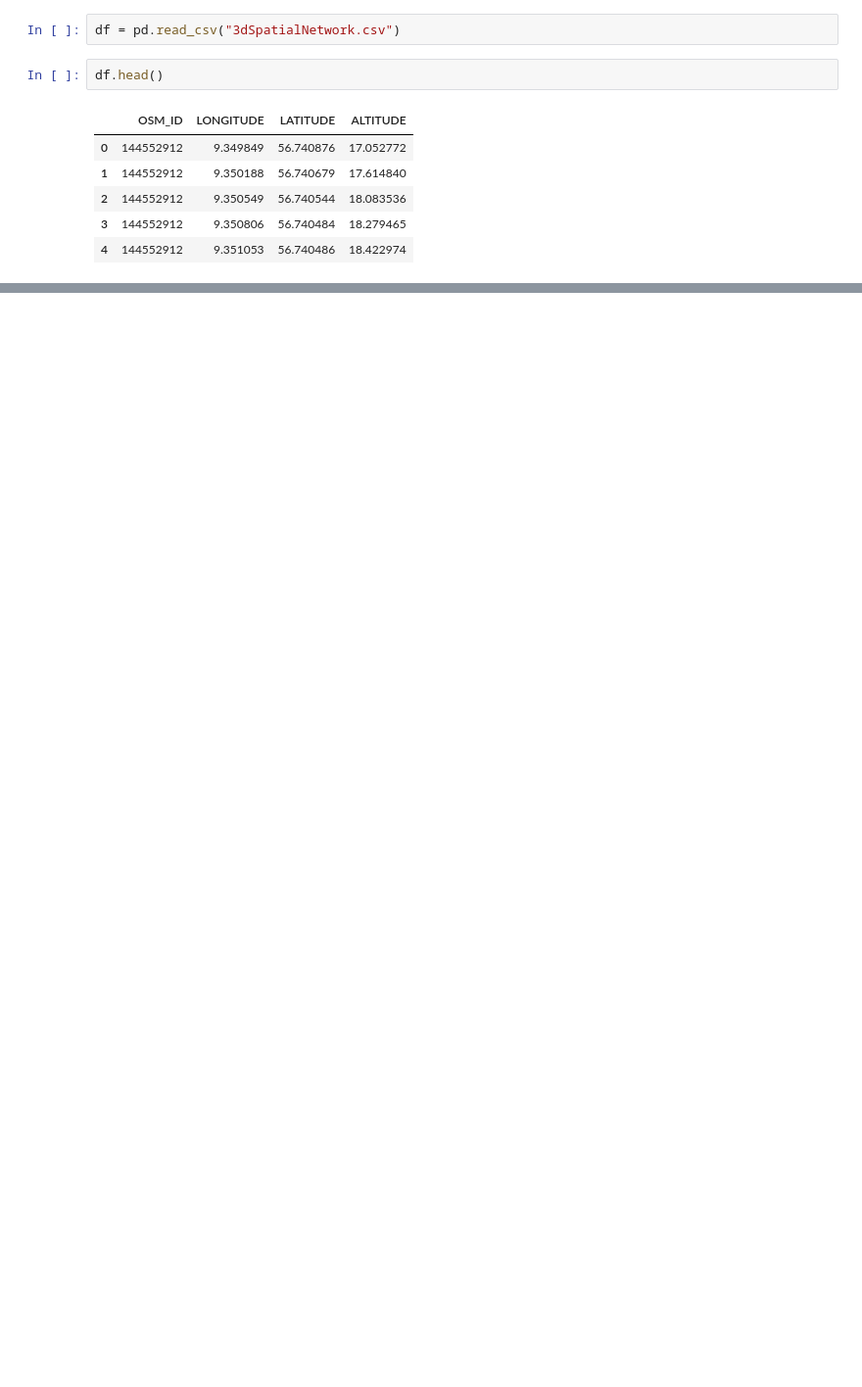
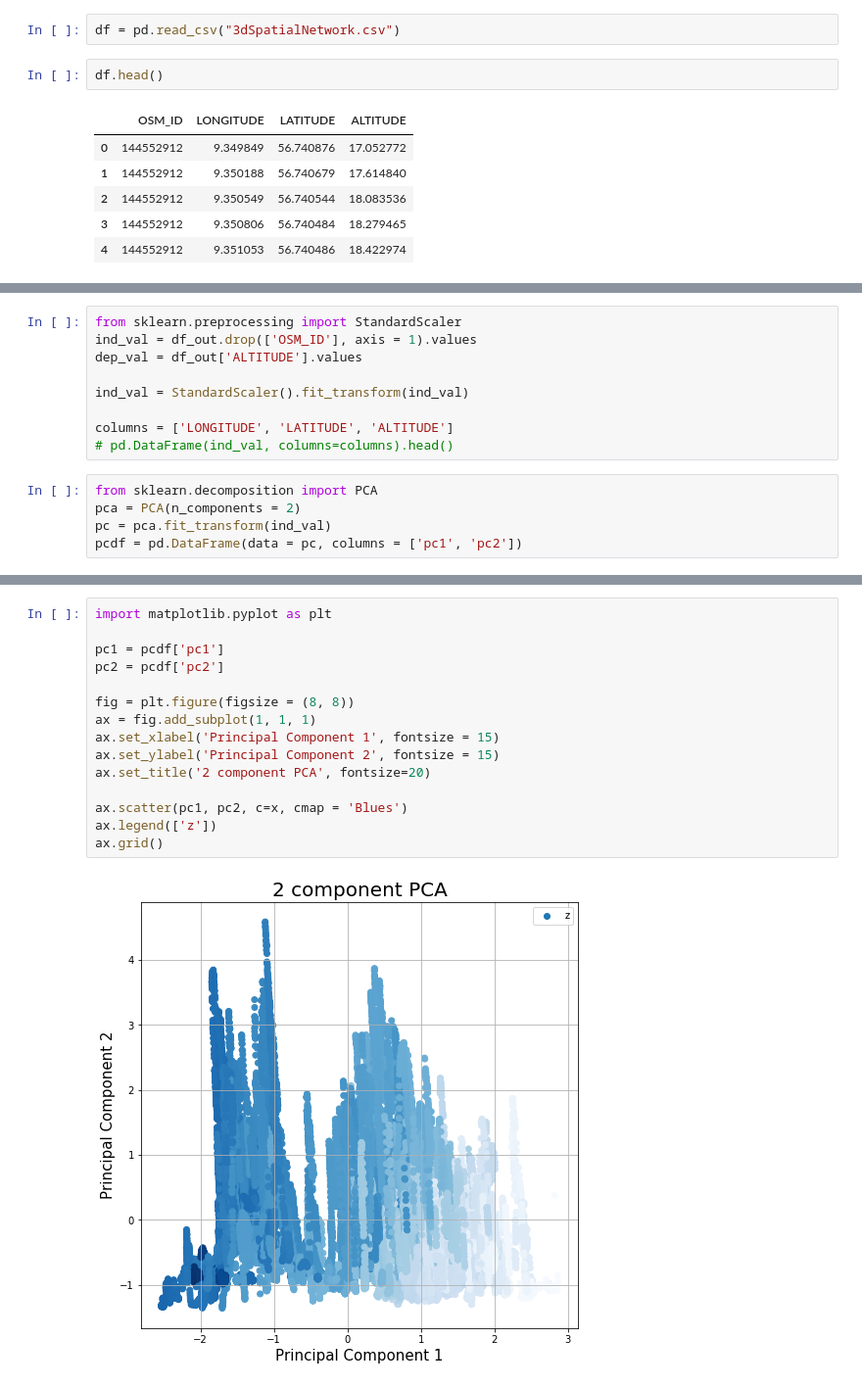
Before and after one commit to Sensodyne/IT_for_Smart_City_HW, a Jupyter notebook: hw5/hw5.ipynb, the cells around one changed output, grey strips where cells are left out. Shown at 98% size. Saved outputs shown, nothing was run; the diff lists cells and outputs as text; blank space fills up the shorter version.

```diff
--- a/hw5/hw5.ipynb
+++ b/hw5/hw5.ipynb
@@ -41,0 +79,14 @@ plt.scatter(x, z)
+# %%
+from sklearn.preprocessing import StandardScaler
+ind_val = df_out.drop(['OSM_ID'], axis = 1).values
+dep_val = df_out['ALTITUDE'].values
+
+ind_val = StandardScaler().fit_transform(ind_val)
+
+columns = ['LONGITUDE', 'LATITUDE', 'ALTITUDE']
+# pd.DataFrame(ind_val, columns=columns).head()
+# %%
+from sklearn.decomposition import PCA
+pca = PCA(n_components = 2)
+pc = pca.fit_transform(ind_val)
+pcdf = pd.DataFrame(data = pc, columns = ['pc1', 'pc2'])
@@ -41,0 +102,17 @@ plt.scatter(x, z)
+# %%
+import matplotlib.pyplot as plt
+
+pc1 = pcdf['pc1']
+pc2 = pcdf['pc2']
+
+fig = plt.figure(figsize = (8, 8))
+ax = fig.add_subplot(1, 1, 1)
+ax.set_xlabel('Principal Component 1', fontsize = 15)
+ax.set_ylabel('Principal Component 2', fontsize = 15)
+ax.set_title('2 component PCA', fontsize=20)
+
+ax.scatter(pc1, pc2, c=x, cmap = 'Blues')
+ax.legend(['z'])
+ax.grid()
+# %% [output]
+[figure, added]
```
Also changed, not shown: parts of 14 cells of this notebook, 1 other file.
